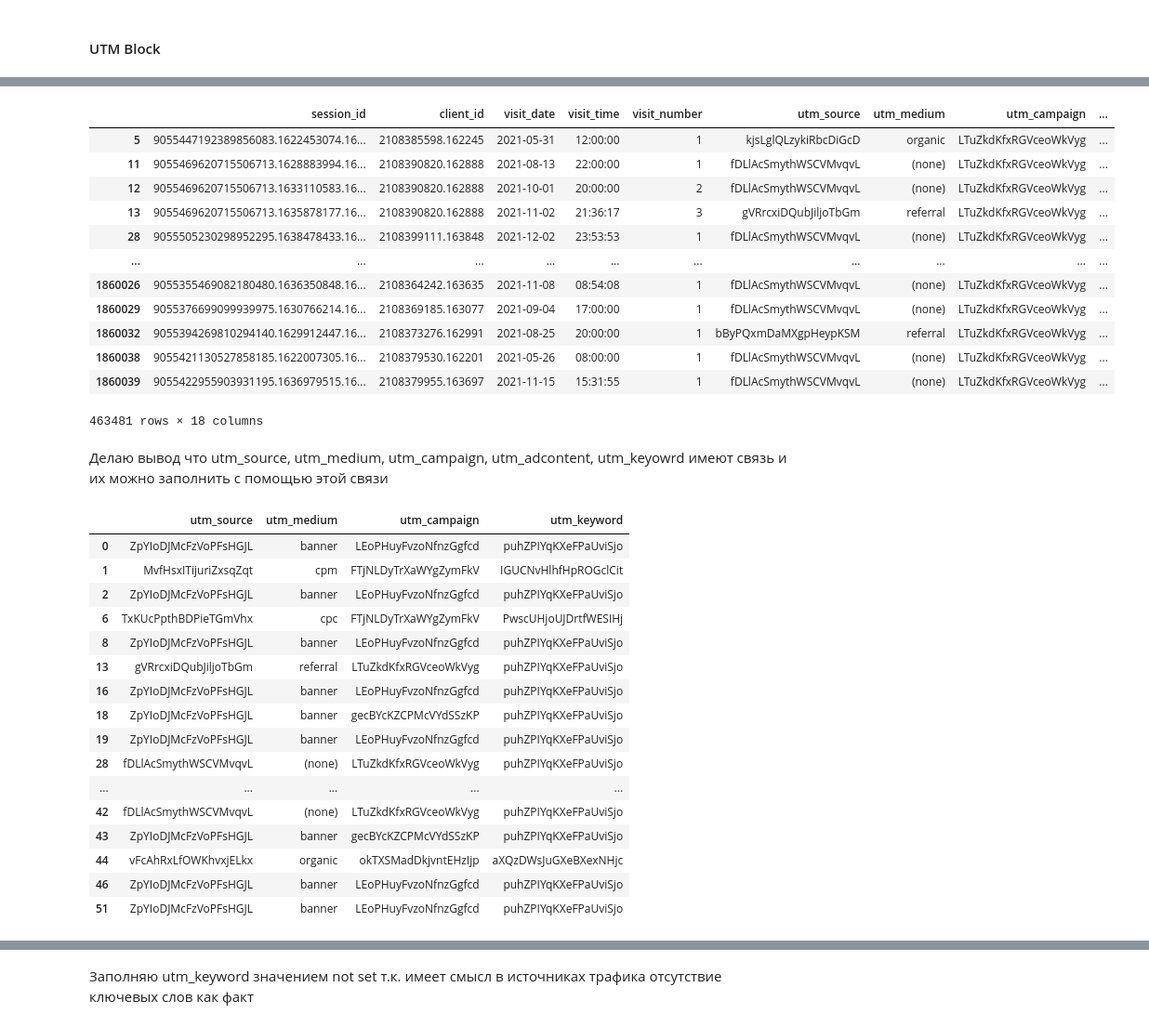
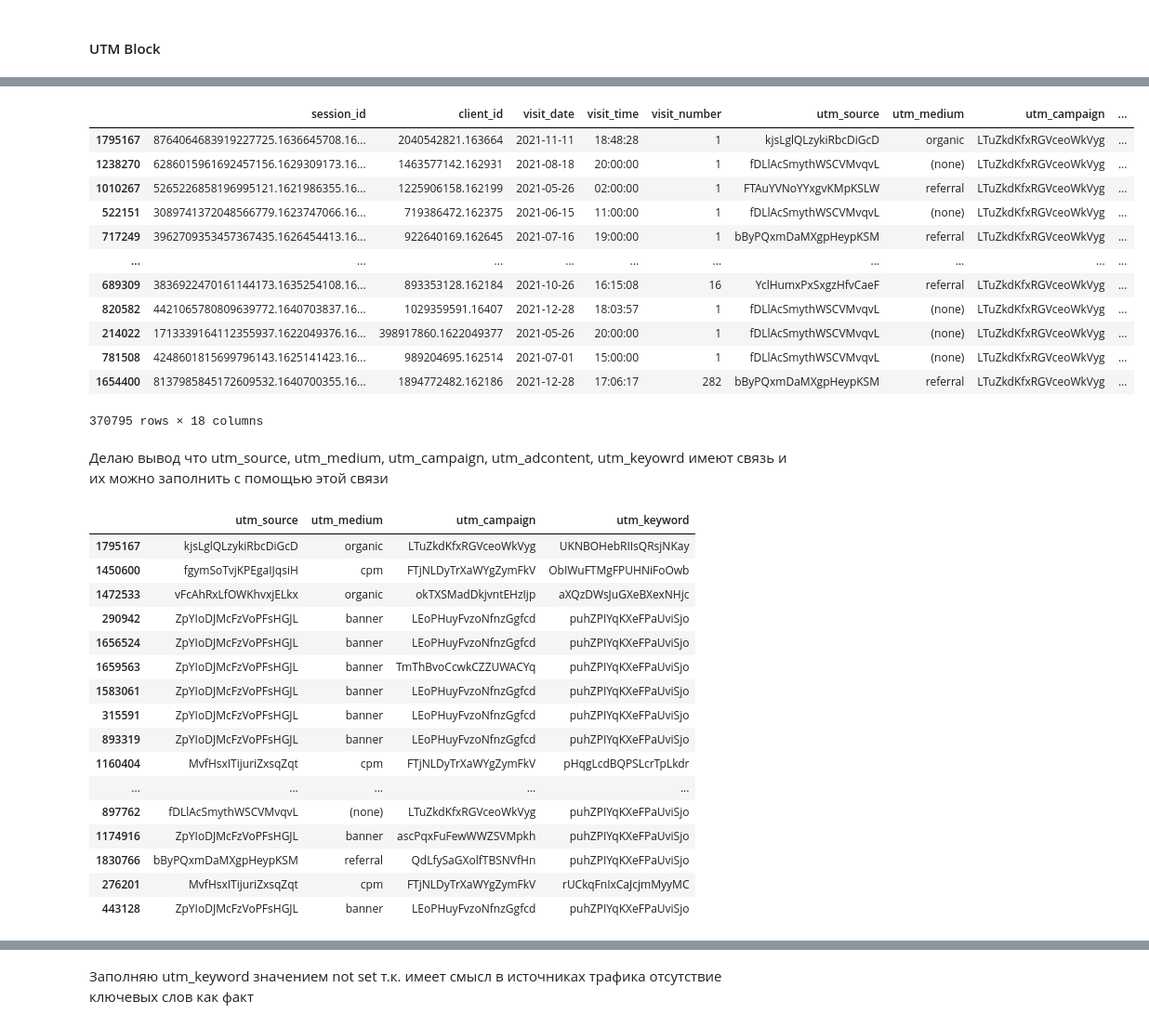
Before and after one commit to fenderfeniks/sber_autopodpiska, a Jupyter notebook: Final work.ipynb, the cells around one changed output, grey strips where cells are left out. Shown at 93% size. Cells and saved outputs as stored; diff of their text form; code cells hidden in the pictures.

```diff
--- a/Final work.ipynb
+++ b/Final work.ipynb
@@ -101,3 +101,0 @@ dtype: int64
-# %%
-df['visit_date'] = pd.to_datetime(df['visit_date'])
-df['visit_time'] = pd.to_datetime(df['visit_time'], format='%H:%M:%S').dt.time
@@ -103,0 +194,10 @@ df['visit_time'] = pd.to_datetime(df['visit_time'], format='%H:%M:%S').dt.time
+# %%
+X = df.drop(columns=['target'])
+y = df['target']
+
+X_train, X_test, y_train, y_test = train_test_split(
+    X, y, test_size=0.2, random_state=42, stratify=y
+)
+
+cat_cols = X.select_dtypes('object').columns.tolist()
+num_cols = X.select_dtypes('number').columns.tolist()
@@ -104,3 +336,6 @@ df['visit_time'] = pd.to_datetime(df['visit_time'], format='%H:%M:%S').dt.time
+# %%
+X_train['visit_date'] = pd.to_datetime(X_train['visit_date'])
+X_train['visit_time'] = pd.to_datetime(X_train['visit_time'], format='%H:%M:%S').dt.time
 # %% [markdown]
 ### Fill null
 # %%
@@ -146,39 +381,39 @@ df[df.utm_source.isnull()]
 # %%
-df[df.utm_campaign == 'LTuZkdKfxRGVceoWkVyg']
+X_train[X_train.utm_campaign == 'LTuZkdKfxRGVceoWkVyg']
 # %% [output]
 |  | session_id | client_id | visit_date | visit_time | visit_number | utm_source | utm_medium | utm_campaign | ... |
-| 5 | 9055447192389856083.1622453074.16... | 2108385598.162245 | 2021-05-31 | 12:00:00 | 1 | kjsLglQLzykiRbcDiGcD | organic | LTuZkdKfxRGVceoWkVyg | ... |
-| 11 | 9055469620715506713.1628883994.16... | 2108390820.162888 | 2021-08-13 | 22:00:00 | 1 | fDLlAcSmythWSCVMvqvL | (none) | LTuZkdKfxRGVceoWkVyg | ... |
-| 12 | 9055469620715506713.1633110583.16... | 2108390820.162888 | 2021-10-01 | 20:00:00 | 2 | fDLlAcSmythWSCVMvqvL | (none) | LTuZkdKfxRGVceoWkVyg | ... |
-| 13 | 9055469620715506713.1635878177.16... | 2108390820.162888 | 2021-11-02 | 21:36:17 | 3 | gVRrcxiDQubJiljoTbGm | referral | LTuZkdKfxRGVceoWkVyg | ... |
-| 28 | 9055505230298952295.1638478433.16... | 2108399111.163848 | 2021-12-02 | 23:53:53 | 1 | fDLlAcSmythWSCVMvqvL | (none) | LTuZkdKfxRGVceoWkVyg | ... |
+| 1795167 | 8764064683919227725.1636645708.16... | 2040542821.163664 | 2021-11-11 | 18:48:28 | 1 | kjsLglQLzykiRbcDiGcD | organic | LTuZkdKfxRGVceoWkVyg | ... |
+| 1238270 | 6286015961692457156.1629309173.16... | 1463577142.162931 | 2021-08-18 | 20:00:00 | 1 | fDLlAcSmythWSCVMvqvL | (none) | LTuZkdKfxRGVceoWkVyg | ... |
+| 1010267 | 5265226858196995121.1621986355.16... | 1225906158.162199 | 2021-05-26 | 02:00:00 | 1 | FTAuYVNoYYxgvKMpKSLW | referral | LTuZkdKfxRGVceoWkVyg | ... |
+| 522151 | 3089741372048566779.1623747066.16... | 719386472.162375 | 2021-06-15 | 11:00:00 | 1 | fDLlAcSmythWSCVMvqvL | (none) | LTuZkdKfxRGVceoWkVyg | ... |
+| 717249 | 3962709353457367435.1626454413.16... | 922640169.162645 | 2021-07-16 | 19:00:00 | 1 | bByPQxmDaMXgpHeypKSM | referral | LTuZkdKfxRGVceoWkVyg | ... |
 | ... | ... | ... | ... | ... | ... | ... | ... | ... | ... |
-| 1860026 | 9055355469082180480.1636350848.16... | 2108364242.163635 | 2021-11-08 | 08:54:08 | 1 | fDLlAcSmythWSCVMvqvL | (none) | LTuZkdKfxRGVceoWkVyg | ... |
-| 1860029 | 9055376699099939975.1630766214.16... | 2108369185.163077 | 2021-09-04 | 17:00:00 | 1 | fDLlAcSmythWSCVMvqvL | (none) | LTuZkdKfxRGVceoWkVyg | ... |
-| 1860032 | 9055394269810294140.1629912447.16... | 2108373276.162991 | 2021-08-25 | 20:00:00 | 1 | bByPQxmDaMXgpHeypKSM | referral | LTuZkdKfxRGVceoWkVyg | ... |
-| 1860038 | 9055421130527858185.1622007305.16... | 2108379530.162201 | 2021-05-26 | 08:00:00 | 1 | fDLlAcSmythWSCVMvqvL | (none) | LTuZkdKfxRGVceoWkVyg | ... |
-| 1860039 | 9055422955903931195.1636979515.16... | 2108379955.163697 | 2021-11-15 | 15:31:55 | 1 | fDLlAcSmythWSCVMvqvL | (none) | LTuZkdKfxRGVceoWkVyg | ... |
+| 689309 | 3836922470161144173.1635254108.16... | 893353128.162184 | 2021-10-26 | 16:15:08 | 16 | YclHumxPxSxgzHfvCaeF | referral | LTuZkdKfxRGVceoWkVyg | ... |
+| 820582 | 4421065780809639772.1640703837.16... | 1029359591.16407 | 2021-12-28 | 18:03:57 | 1 | fDLlAcSmythWSCVMvqvL | (none) | LTuZkdKfxRGVceoWkVyg | ... |
+| 214022 | 1713339164112355937.1622049376.16... | 398917860.1622049377 | 2021-05-26 | 20:00:00 | 1 | fDLlAcSmythWSCVMvqvL | (none) | LTuZkdKfxRGVceoWkVyg | ... |
+| 781508 | 4248601815699796143.1625141423.16... | 989204695.162514 | 2021-07-01 | 15:00:00 | 1 | fDLlAcSmythWSCVMvqvL | (none) | LTuZkdKfxRGVceoWkVyg | ... |
+| 1654400 | 8137985845172609532.1640700355.16... | 1894772482.162186 | 2021-12-28 | 17:06:17 | 282 | bByPQxmDaMXgpHeypKSM | referral | LTuZkdKfxRGVceoWkVyg | ... |
-463481 rows × 18 columns
+370795 rows × 18 columns
 # %% [markdown]
 Делаю вывод что utm_source, utm_medium, utm_campaign, utm_adcontent, utm_keyowrd имеют связь и их можно заполнить с помощью этой связи
 # %%
-df[['utm_source', 'utm_medium', 'utm_campaign', 'utm_keyword']].dropna().head(20)
+X_train[['utm_source', 'utm_medium', 'utm_campaign', 'utm_keyword']].dropna().head(20)
 # %% [output]
 |  | utm_source | utm_medium | utm_campaign | utm_keyword |
-| 0 | ZpYIoDJMcFzVoPFsHGJL | banner | LEoPHuyFvzoNfnzGgfcd | puhZPIYqKXeFPaUviSjo |
-| 1 | MvfHsxITijuriZxsqZqt | cpm | FTjNLDyTrXaWYgZymFkV | IGUCNvHlhfHpROGclCit |
-| 2 | ZpYIoDJMcFzVoPFsHGJL | banner | LEoPHuyFvzoNfnzGgfcd | puhZPIYqKXeFPaUviSjo |
-| 6 | TxKUcPpthBDPieTGmVhx | cpc | FTjNLDyTrXaWYgZymFkV | PwscUHjoUJDrtfWESIHj |
-| 8 | ZpYIoDJMcFzVoPFsHGJL | banner | LEoPHuyFvzoNfnzGgfcd | puhZPIYqKXeFPaUviSjo |
-| 13 | gVRrcxiDQubJiljoTbGm | referral | LTuZkdKfxRGVceoWkVyg | puhZPIYqKXeFPaUviSjo |
-| 16 | ZpYIoDJMcFzVoPFsHGJL | banner | LEoPHuyFvzoNfnzGgfcd | puhZPIYqKXeFPaUviSjo |
-| 18 | ZpYIoDJMcFzVoPFsHGJL | banner | gecBYcKZCPMcVYdSSzKP | puhZPIYqKXeFPaUviSjo |
-| 19 | ZpYIoDJMcFzVoPFsHGJL | banner | LEoPHuyFvzoNfnzGgfcd | puhZPIYqKXeFPaUviSjo |
-| 28 | fDLlAcSmythWSCVMvqvL | (none) | LTuZkdKfxRGVceoWkVyg | puhZPIYqKXeFPaUviSjo |
+| 1795167 | kjsLglQLzykiRbcDiGcD | organic | LTuZkdKfxRGVceoWkVyg | UKNBOHebRIIsQRsjNKay |
+| 1450600 | fgymSoTvjKPEgaIJqsiH | cpm | FTjNLDyTrXaWYgZymFkV | ObIWuFTMgFPUHNiFoOwb |
+| 1472533 | vFcAhRxLfOWKhvxjELkx | organic | okTXSMadDkjvntEHzIjp | aXQzDWsJuGXeBXexNHjc |
+| 290942 | ZpYIoDJMcFzVoPFsHGJL | banner | LEoPHuyFvzoNfnzGgfcd | puhZPIYqKXeFPaUviSjo |
+| 1656524 | ZpYIoDJMcFzVoPFsHGJL | banner | LEoPHuyFvzoNfnzGgfcd | puhZPIYqKXeFPaUviSjo |
+| 1659563 | ZpYIoDJMcFzVoPFsHGJL | banner | TmThBvoCcwkCZZUWACYq | puhZPIYqKXeFPaUviSjo |
+| 1583061 | ZpYIoDJMcFzVoPFsHGJL | banner | LEoPHuyFvzoNfnzGgfcd | puhZPIYqKXeFPaUviSjo |
+| 315591 | ZpYIoDJMcFzVoPFsHGJL | banner | LEoPHuyFvzoNfnzGgfcd | puhZPIYqKXeFPaUviSjo |
+| 893319 | ZpYIoDJMcFzVoPFsHGJL | banner | LEoPHuyFvzoNfnzGgfcd | puhZPIYqKXeFPaUviSjo |
+| 1160404 | MvfHsxITijuriZxsqZqt | cpm | FTjNLDyTrXaWYgZymFkV | pHqgLcdBQPSLcrTpLkdr |
 | ... | ... | ... | ... | ... |
-| 42 | fDLlAcSmythWSCVMvqvL | (none) | LTuZkdKfxRGVceoWkVyg | puhZPIYqKXeFPaUviSjo |
-| 43 | ZpYIoDJMcFzVoPFsHGJL | banner | gecBYcKZCPMcVYdSSzKP | puhZPIYqKXeFPaUviSjo |
-| 44 | vFcAhRxLfOWKhvxjELkx | organic | okTXSMadDkjvntEHzIjp | aXQzDWsJuGXeBXexNHjc |
-| 46 | ZpYIoDJMcFzVoPFsHGJL | banner | LEoPHuyFvzoNfnzGgfcd | puhZPIYqKXeFPaUviSjo |
-| 51 | ZpYIoDJMcFzVoPFsHGJL | banner | LEoPHuyFvzoNfnzGgfcd | puhZPIYqKXeFPaUviSjo |
+| 897762 | fDLlAcSmythWSCVMvqvL | (none) | LTuZkdKfxRGVceoWkVyg | puhZPIYqKXeFPaUviSjo |
+| 1174916 | ZpYIoDJMcFzVoPFsHGJL | banner | ascPqxFuFewWWZSVMpkh | puhZPIYqKXeFPaUviSjo |
+| 1830766 | bByPQxmDaMXgpHeypKSM | referral | QdLfySaGXolfTBSNVfHn | puhZPIYqKXeFPaUviSjo |
+| 276201 | MvfHsxITijuriZxsqZqt | cpm | FTjNLDyTrXaWYgZymFkV | rUCkqFnIxCaJcjmMyyMC |
+| 443128 | ZpYIoDJMcFzVoPFsHGJL | banner | LEoPHuyFvzoNfnzGgfcd | puhZPIYqKXeFPaUviSjo |
 # %%
```
Also changed, not shown: parts of 137 cells of this notebook, 2 other files.
